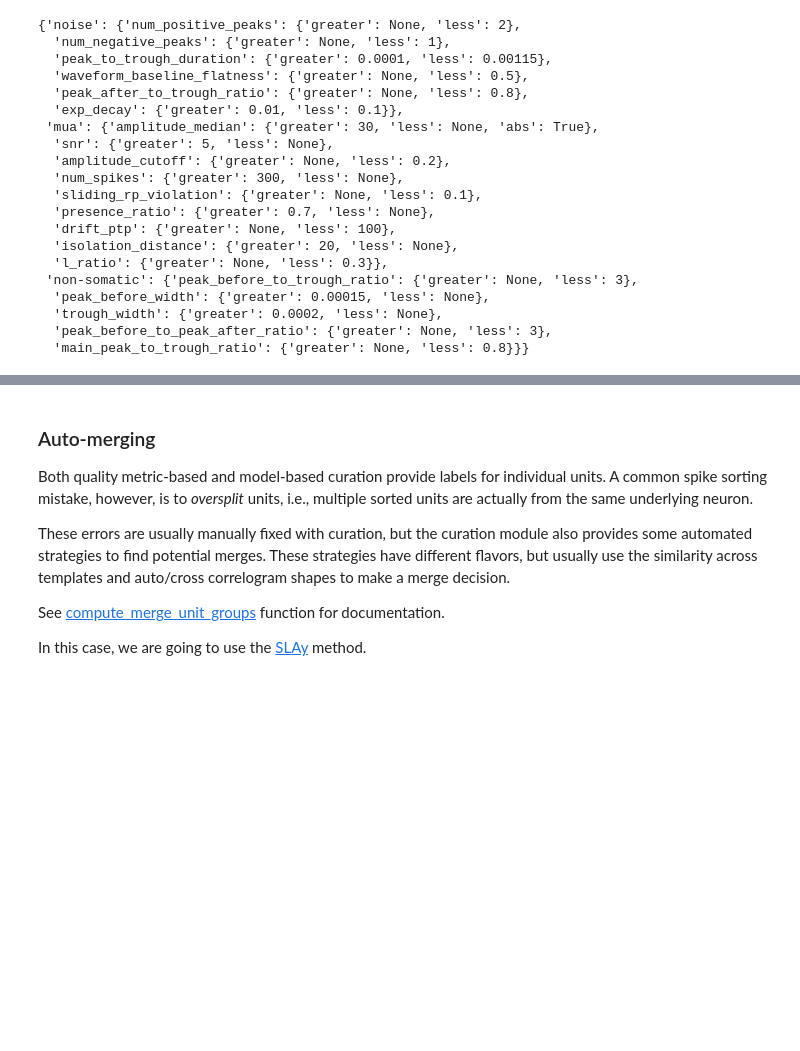
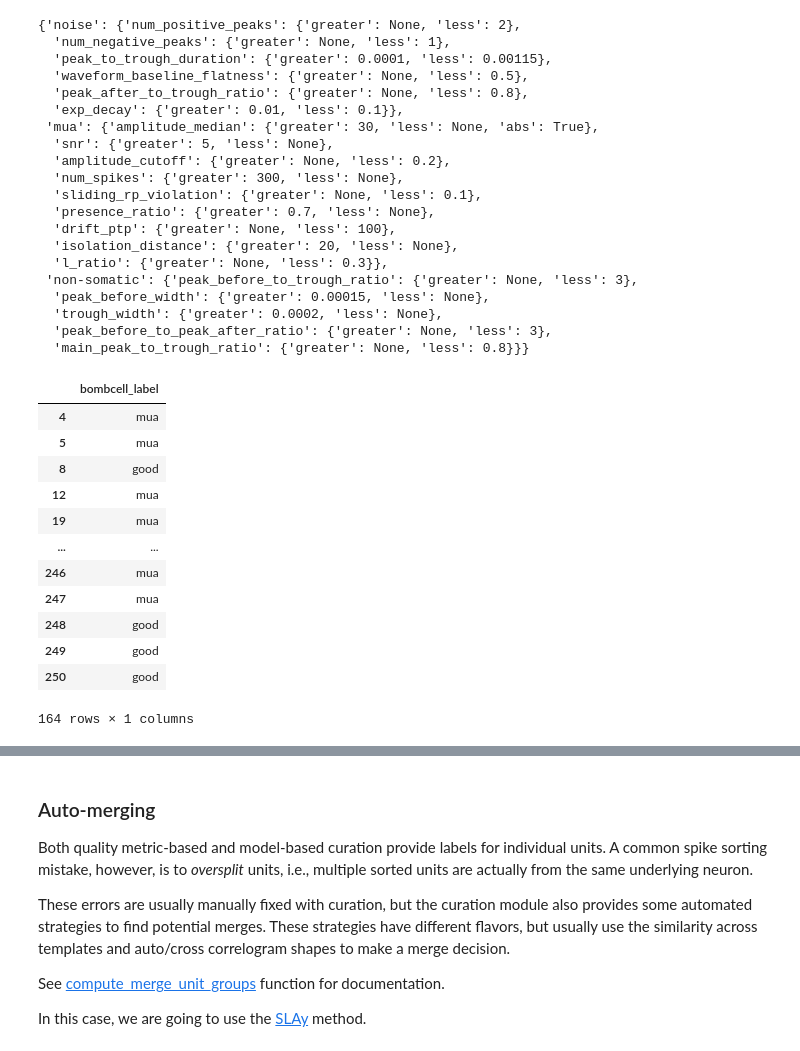
Before and after one commit to samuelgarcia/school_neuralnet_paris_2026, a Jupyter notebook: notebooks_sorting/Tutorial05-curation.ipynb, the cells around one changed output, grey strips where cells are left out. Saved outputs shown, nothing was run; the diff lists cells and outputs as text; code cells hidden in the pictures; blank space fills up the shorter version.

```diff
--- a/notebooks_sorting/Tutorial05-curation.ipynb
+++ b/notebooks_sorting/Tutorial05-curation.ipynb
@@ -198,10 +212,25 @@ bombcell_thresholds
   'peak_before_to_peak_after_ratio': {'greater': None, 'less': 3},
   'main_peak_to_trough_ratio': {'greater': None, 'less': 0.8}}}
 # %%
-bombcell_df = sc.bombcell_label_units(
+bombcell_df = si.bombcell_label_units(
     analyzer,
     thresholds=bombcell_thresholds
 )
+bombcell_df
+# %% [output]
+|  | bombcell_label |
+| 4 | mua |
+| 5 | mua |
+| 8 | good |
+| 12 | mua |
+| 19 | mua |
+| ... | ... |
+| 246 | mua |
+| 247 | mua |
+| 248 | good |
+| 249 | good |
+| 250 | good |
+164 rows × 1 columns
 # %%
 bombcell_df["bombcell_label"].value_counts()
 # %% [output]
```
Also changed, not shown: parts of 32 cells of this notebook, 4 other files.
